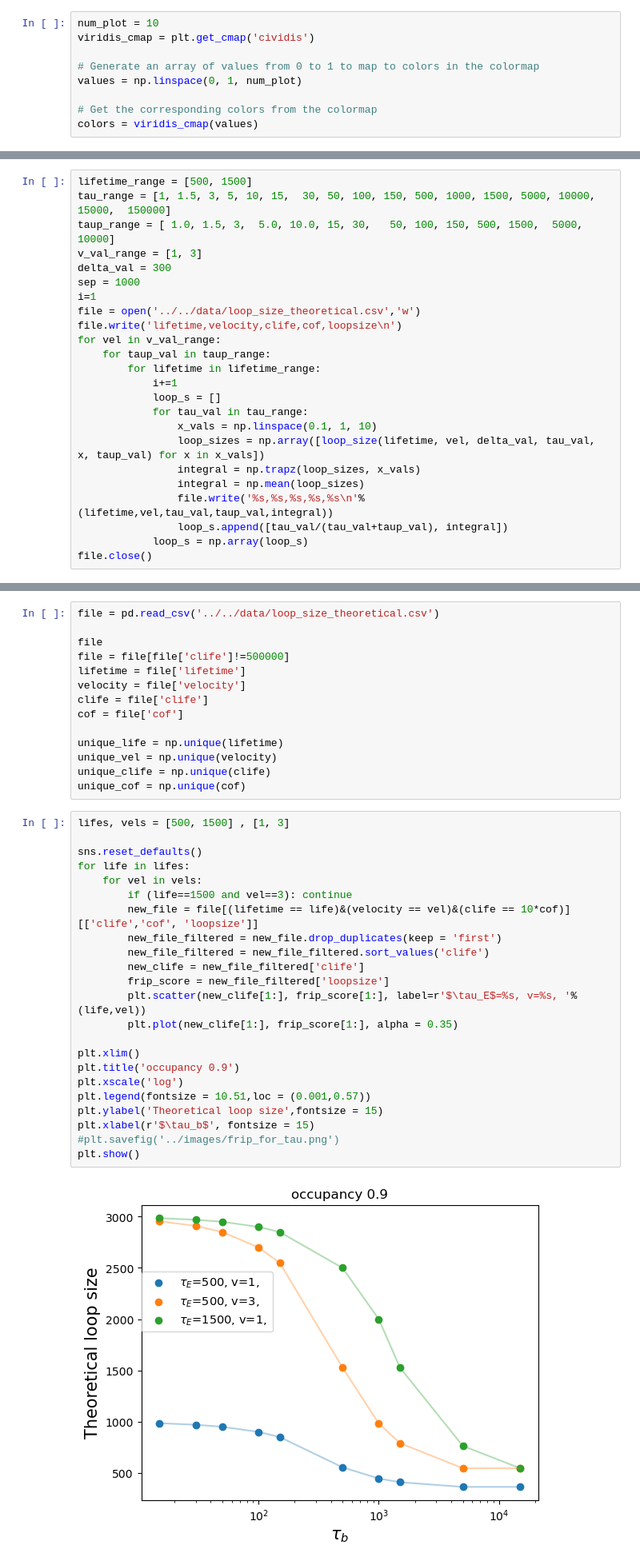
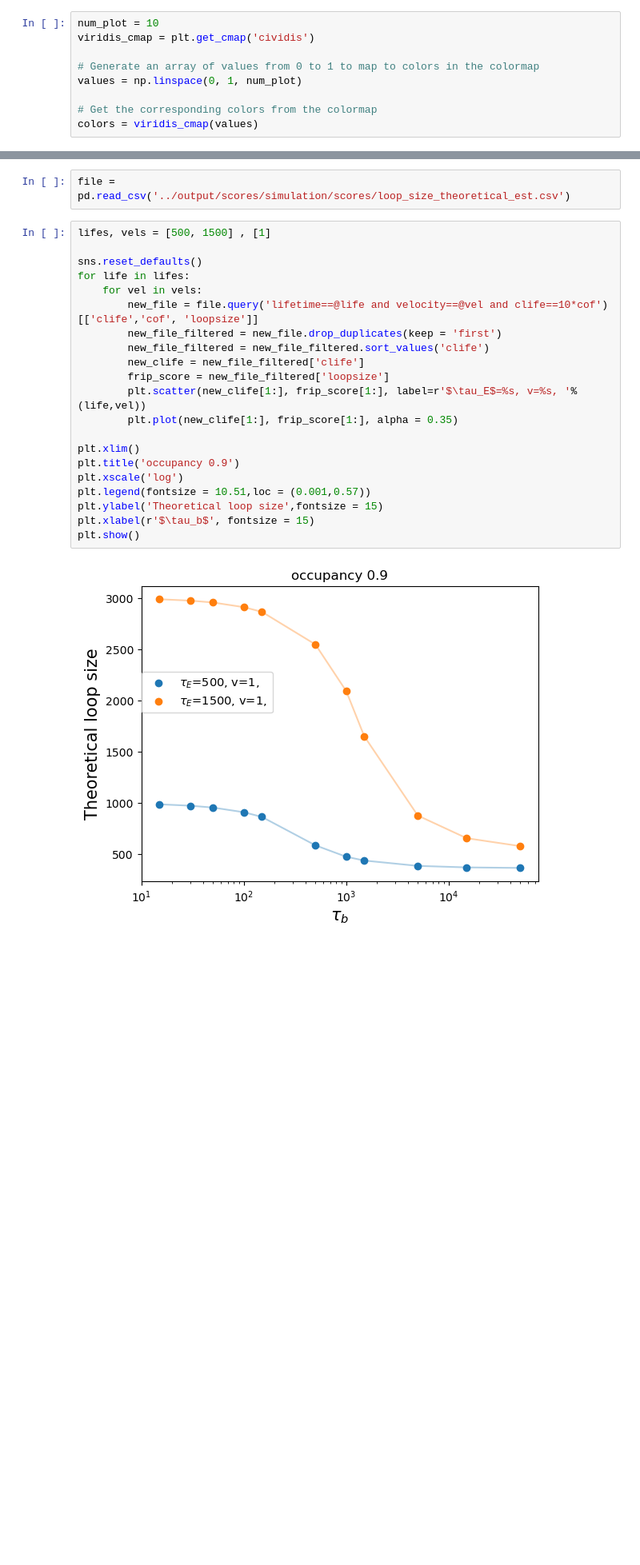
Before and after one commit to Fudenberg-Research-Group/dynamic_extrusion_boundaries, a Jupyter notebook: analysis/loop_size_theoretical.ipynb, the cells around one changed output, grey strips where cells are left out. Shown at 80% size. Cells and saved outputs as stored; diff of their text form; blank space fills up the shorter version.

```diff
--- a/analysis/loop_size_theoretical.ipynb
+++ b/analysis/loop_size_theoretical.ipynb
@@ -262,24 +174,0 @@ for life in unique_life:
-# %%
-lifetime_range = [500, 1500]
-tau_range = [1, 1.5, 3, 5, 10, 15,  30, 50, 100, 150, 500, 1000, 1500, 5000, 10000, 15000,  150000]
-taup_range = [ 1.0, 1.5, 3,  5.0, 10.0, 15, 30,   50, 100, 150, 500, 1500,  5000, 10000]
-v_val_range = [1, 3]
-delta_val = 300
-sep = 1000
-i=1
-file = open('../../data/loop_size_theoretical.csv','w')
-file.write('lifetime,velocity,clife,cof,loopsize\n')
-for vel in v_val_range:
-    for taup_val in taup_range:
-        for lifetime in lifetime_range:
-            i+=1
-            loop_s = []
-            for tau_val in tau_range:
-                x_vals = np.linspace(0.1, 1, 10)
-                loop_sizes = np.array([loop_size(lifetime, vel, delta_val, tau_val, x, taup_val) for x in x_vals])
-                integral = np.trapz(loop_sizes, x_vals)
-                integral = np.mean(loop_sizes)
-                file.write('%s,%s,%s,%s,%s\n'%(lifetime,vel,tau_val,taup_val,integral))
-                loop_s.append([tau_val/(tau_val+taup_val), integral])
-            loop_s = np.array(loop_s)
-file.close()
@@ -286,39 +235,25 @@ file.close()
 # %%
-file = pd.read_csv('../../data/loop_size_theoretical.csv')
-
-file
-file = file[file['clife']!=500000]
-lifetime = file['lifetime']
-velocity = file['velocity']
-clife = file['clife']
-cof = file['cof']
-
-unique_life = np.unique(lifetime)
-unique_vel = np.unique(velocity)
-unique_clife = np.unique(clife)
-unique_cof = np.unique(cof)
+file = pd.read_csv('../output/scores/simulation/scores/loop_size_theoretical_est.csv')
 # %%
-lifes, vels = [500, 1500] , [1, 3]
+lifes, vels = [500, 1500] , [1]
 
 sns.reset_defaults()
 for life in lifes:
     for vel in vels:
-        if (life==1500 and vel==3): continue
-        new_file = file[(lifetime == life)&(velocity == vel)&(clife == 10*cof)][['clife','cof', 'loopsize']]
+        new_file = file.query('lifetime==@life and velocity==@vel and clife==10*cof')[['clife','cof', 'loopsize']]
         new_file_filtered = new_file.drop_duplicates(keep = 'first')
         new_file_filtered = new_file_filtered.sort_values('clife')
         new_clife = new_file_filtered['clife']
         frip_score = new_file_filtered['loopsize']
         plt.scatter(new_clife[1:], frip_score[1:], label=r'$\tau_E$=%s, v=%s, '%(life,vel))
         plt.plot(new_clife[1:], frip_score[1:], alpha = 0.35)
 
 plt.xlim()
 plt.title('occupancy 0.9')
 plt.xscale('log')
 plt.legend(fontsize = 10.51,loc = (0.001,0.57))
 plt.ylabel('Theoretical loop size',fontsize = 15)
 plt.xlabel(r'$\tau_b$', fontsize = 15)
-#plt.savefig('../images/frip_for_tau.png')
 plt.show()
 # %% [output]
-[figure, old version]
+[figure, new version]
```
Also changed, not shown: parts of 10 cells of this notebook.
